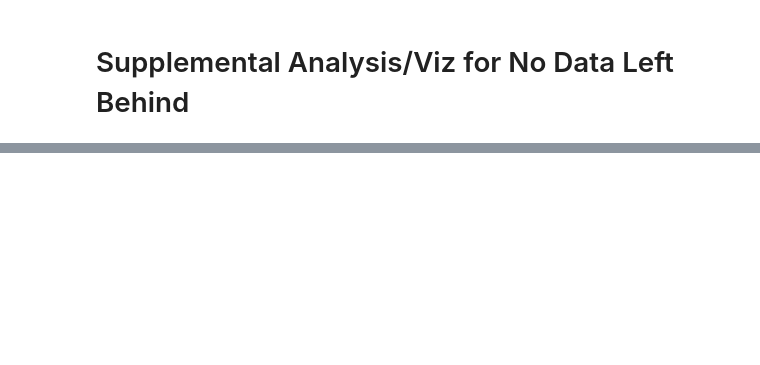
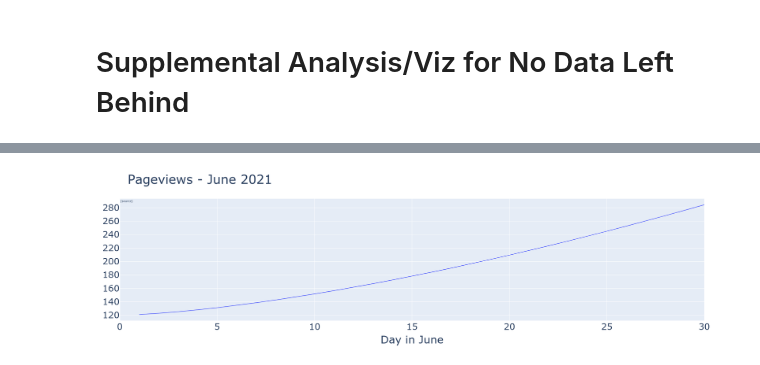
Before and after one commit to pauldria/myraff, a Jupyter notebook: whitepapers/no-data-left-behind.ipynb, the cells around one changed output, grey strips where cells are left out. Saved outputs shown, nothing was run; the diff lists cells and outputs as text; code cells hidden in the pictures; blank space fills up the shorter version.

```diff
--- a/whitepapers/no-data-left-behind.ipynb
+++ b/whitepapers/no-data-left-behind.ipynb
@@ -23,0 +26,16 @@ fig
+# %%
+x = np.arange(1, 31)
+
+fig = go.Figure(data=go.Scatter(x=x, y = 120 + x**1.5))
+fig.update_xaxes(range=[0, 30])
+fig.update_layout(title_text  = "Pageviews - June 2021",
+                  xaxis_title = "Day in June",
+                  font_size=30, width = 1000, height = 600)
+
+fig.add_annotation(text="(source)",
+                  xref="paper", yref="paper",
+                  x=0., y=1, showarrow=False, font_size = 10)
+
+fig.show()
+# %% [output]
+[figure, added]
```
Also changed, not shown: parts of 3 cells of this notebook, 3 other files.
